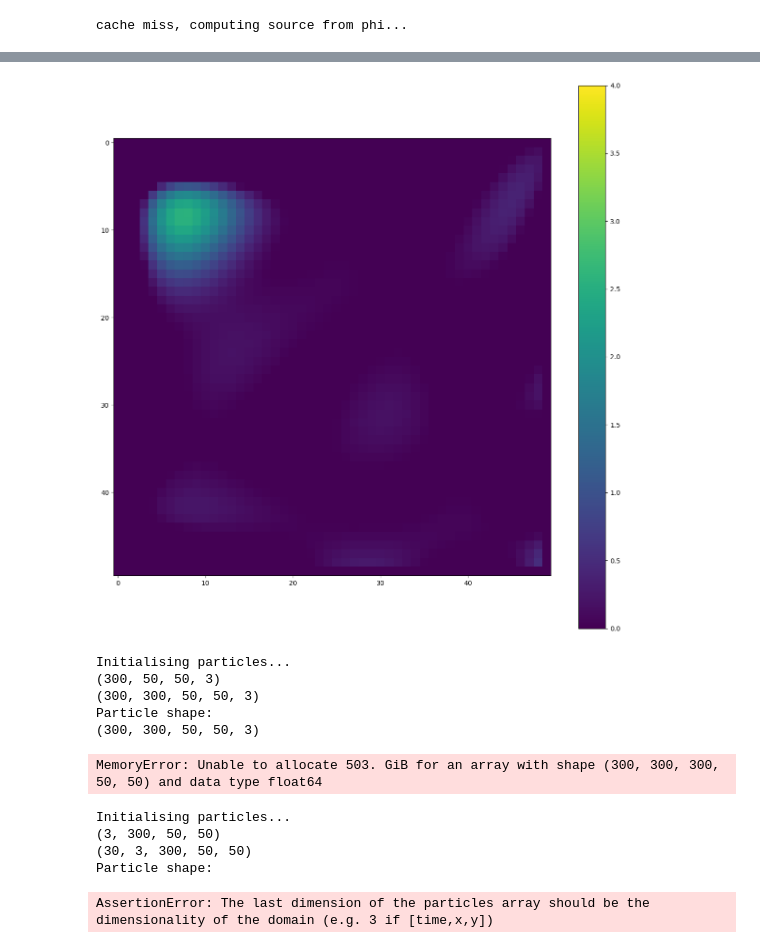
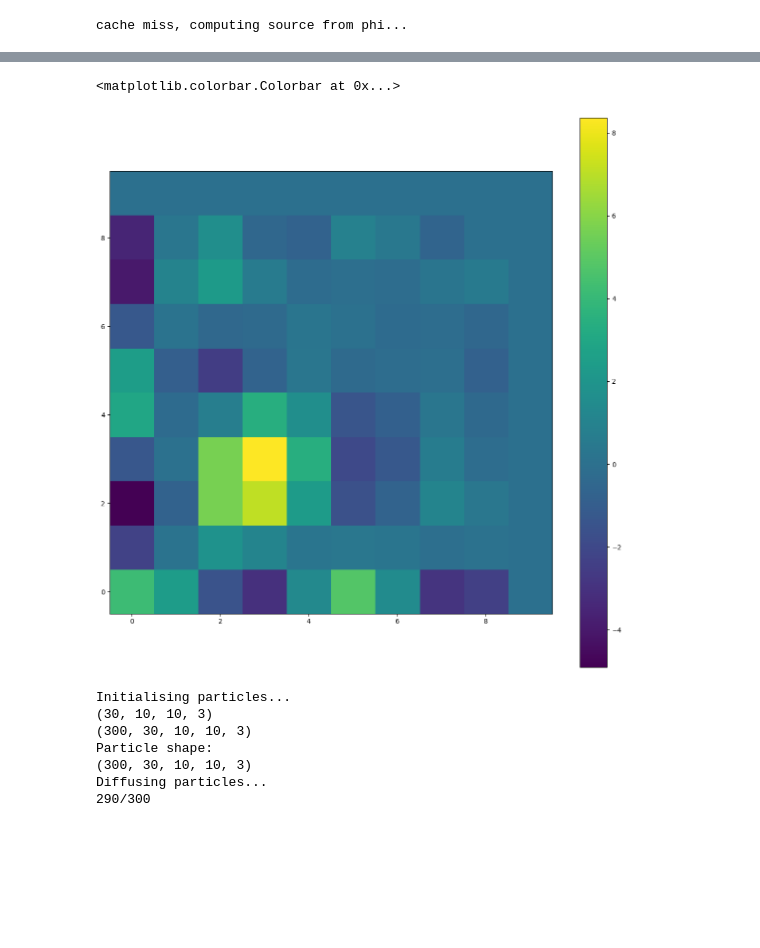
Before and after one commit to SheffieldML/advectionGP, a Jupyter notebook: jupyter/MeshFreeDemo.ipynb, the cells around one changed output, grey strips where cells are left out. Drawn from its saved outputs; the diff is of its cells as text; code cells hidden in the pictures; blank space fills up the shorter version.

```diff
--- a/jupyter/MeshFreeDemo.ipynb
+++ b/jupyter/MeshFreeDemo.ipynb
@@ -31,9 +61,9 @@ X = np.asarray([[2,3,3,3],[2,3,3,7],[2,3,7,3],[2,3,7,7], #[t_lower,t_upper,x_loc
 # generate sensor locations for training data with shape [total observations, 4], where each row has elements
 #[lower time location, upper time location, x location, y location]
 
-tlocL = np.linspace(1,9,10) # lower time
-xloc=np.linspace(1,9,10) # x locations
-yloc=np.linspace(1,9,10) # y locations
+tlocL = np.linspace(1,9,5) # lower time
+xloc=np.linspace(1,9,5) # x locations
+yloc=np.linspace(1,9,5) # y locations
 sensN = len(xloc)*len(yloc) # total number of sensors
 obsN = len(tlocL) # total time points at which an observation is taken
 X= np.zeros((obsN*sensN,4)) # obsN*sensN is total observations over all sensors and all times
@@ -66,10 +96,10 @@ Here we generate an artificial source and concentration field using the tools in
 # %%
 k_0 = 0.01 #Diffusion coefficient
 noiseSD = 0.05 #Observation noise
-N_feat=2000 # number of features used to approximate ground truth GP
+N_feat=300 # number of features used to approximate ground truth GP
 boundary = ([0,0,0],[10,10,10])# corners of the grid - in units of space
 kForward = EQ(2, 2.0) # generate EQ kernel arguments are lengthscale and variance
-res = [300,50,50] # grid size for time, x and y
+res = [200,30,30] # grid size for time, x and y
 #u=[]
 #u.append(np.ones(res)*0.01) #x direction wind
 #u.append(np.ones(res)*0.01) # y direction wind
@@ -230,9 +172,9 @@ Done
 #Compute source grid
 coords = mMFInfer.coords.transpose([1,2,3,0])
 #sources = np.array([mMFInfer.computeSourceFromPhiInterpolated(z) for z in Zs])
-sources = mMFInfer.computeSourceFromPhiInterpolated(meanZ)
-sourcesmean = np.mean(sources,0)
-sourcesvar = np.var(sources,0)
+sources = mMFInfer.computeSourceFromPhiInterpolated(meanZ,coords=coords[:10,:,:,:])
+sourcesmean = sources[0,:,:] #np.mean(sources,0)
+#sourcesvar = np.var(sources,0)
 # %% [output]
 cache miss, computing source from phi...
 # %%
@@ -244,31 +183,23 @@ plt.colorbar()
 # %%
-
-plt.imshow(sourcesmean)
+plt.imshow(sourcesmean,origin='lower')
 plt.colorbar()
-plt.clim([0,4])
+#plt.clim([0,4])
 # %% [output]
+<matplotlib.colorbar.Colorbar at 0x...>
-[figure, old version]
+[figure, new version]
 # %%
 #compute concentration grid
 #concmean,concvar,concentrations = mMFInfer.computeConcentration(Nparticles=300,
 #                                                                   Zs=Zs,interpolateSource=True,
 #                                                                   coords=coords)
 concmean,concvar,concentrations = mMFInfer.computeConcentration(Nparticles=300,
-                                                                   Zs=meanZ,interpolateSource=True,
-                                                                   coords=coords)
+                                                                   Zs=meanZ[None,:],interpolateSource=True,
+                                                                   coords=coords[::10,:,:,:])
 # %% [output]
 Initialising particles...
-(300, 50, 50, 3)
-(300, 300, 50, 50, 3)
+(30, 10, 10, 3)
+(300, 30, 10, 10, 3)
 Particle shape:
-(300, 300, 50, 50, 3)
+(300, 30, 10, 10, 3)
+Diffusing particles...
+290/300
-MemoryError: Unable to allocate 503. GiB for an array with shape (300, 300, 300, 50, 50) and data type float64
-# %%
-Zs = np.random.multivariate_normal(meanZ,covZ,4)
-concInfer=mMFInfer.computeConcentration(Zs=Zs) # Generates estimated concentration from inferred source
-# %% [output]
-Initialising particles...
-(3, 300, 50, 50)
-(30, 3, 300, 50, 50)
-Particle shape:
-AssertionError: The last dimension of the particles array should be the dimensionality of the domain (e.g. 3 if [time,x,y])
```
Also changed, not shown: parts of 14 cells of this notebook.
